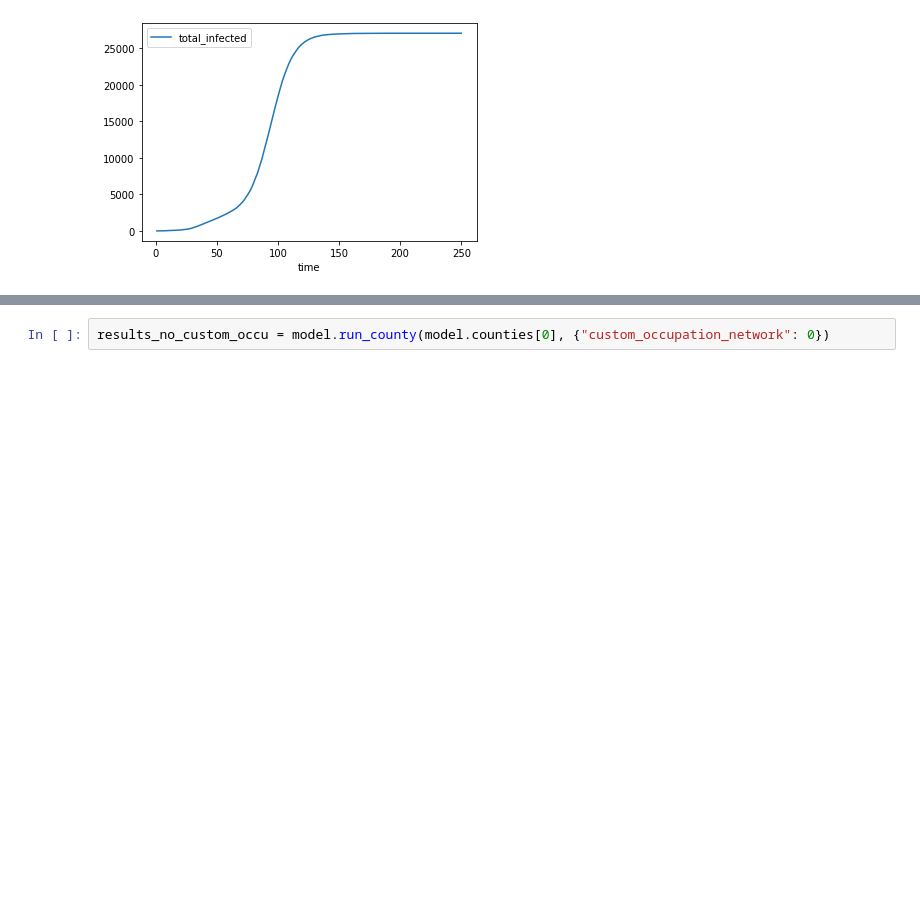
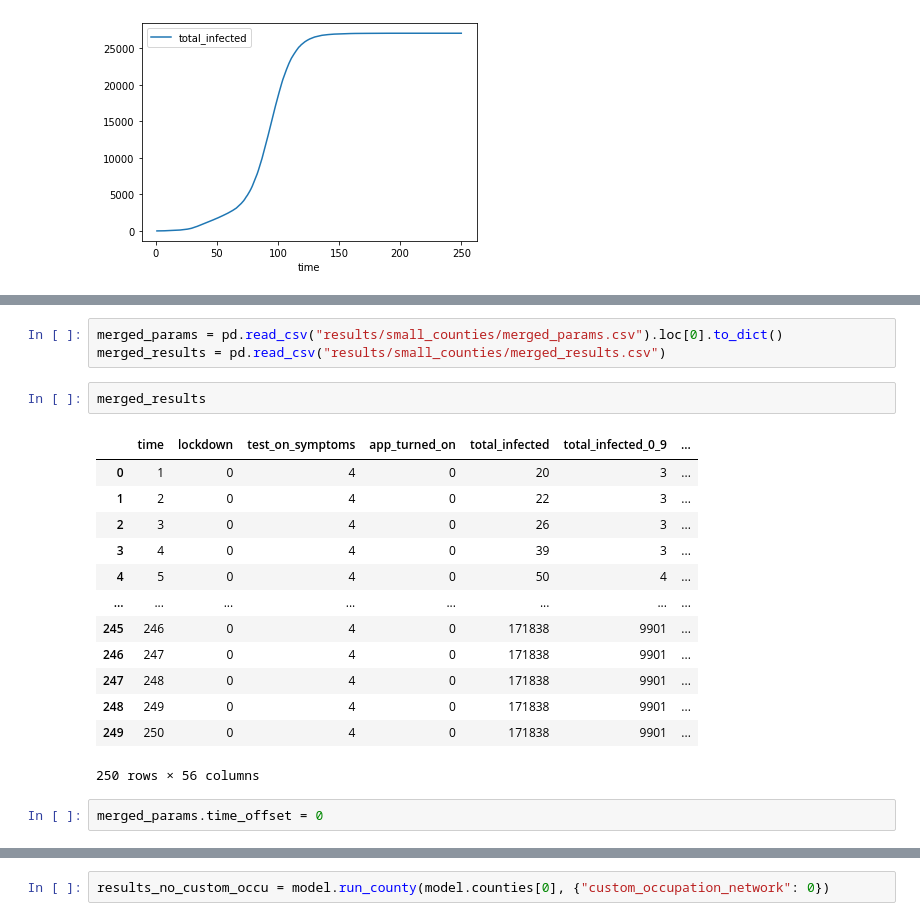
Before and after one commit to neozwu/OpenABM-Covid19, a Jupyter notebook: examples/us_wa_simulation.ipynb, the cells around one changed output, grey strips where cells are left out. Drawn from its saved outputs; the diff is of its cells as text; blank space fills up the shorter version.

```diff
--- a/examples/us_wa_simulation.ipynb
+++ b/examples/us_wa_simulation.ipynb
@@ -40,0 +44,21 @@ model.plot_results()
+# %%
+merged_params = pd.read_csv("results/small_counties/merged_params.csv").loc[0].to_dict()
+merged_results = pd.read_csv("results/small_counties/merged_results.csv")
+# %%
+merged_results
+# %% [output]
+|  | time | lockdown | test_on_symptoms | app_turned_on | total_infected | total_infected_0_9 | ... |
+| 0 | 1 | 0 | 4 | 0 | 20 | 3 | ... |
+| 1 | 2 | 0 | 4 | 0 | 22 | 3 | ... |
+| 2 | 3 | 0 | 4 | 0 | 26 | 3 | ... |
+| 3 | 4 | 0 | 4 | 0 | 39 | 3 | ... |
+| 4 | 5 | 0 | 4 | 0 | 50 | 4 | ... |
+| ... | ... | ... | ... | ... | ... | ... | ... |
+| 245 | 246 | 0 | 4 | 0 | 171838 | 9901 | ... |
+| 246 | 247 | 0 | 4 | 0 | 171838 | 9901 | ... |
+| 247 | 248 | 0 | 4 | 0 | 171838 | 9901 | ... |
+| 248 | 249 | 0 | 4 | 0 | 171838 | 9901 | ... |
+| 249 | 250 | 0 | 4 | 0 | 171838 | 9901 | ... |
+250 rows × 56 columns
+# %%
+merged_params.time_offset = 0
```
Also changed, not shown: parts of 5 cells of this notebook, 1 other file.
